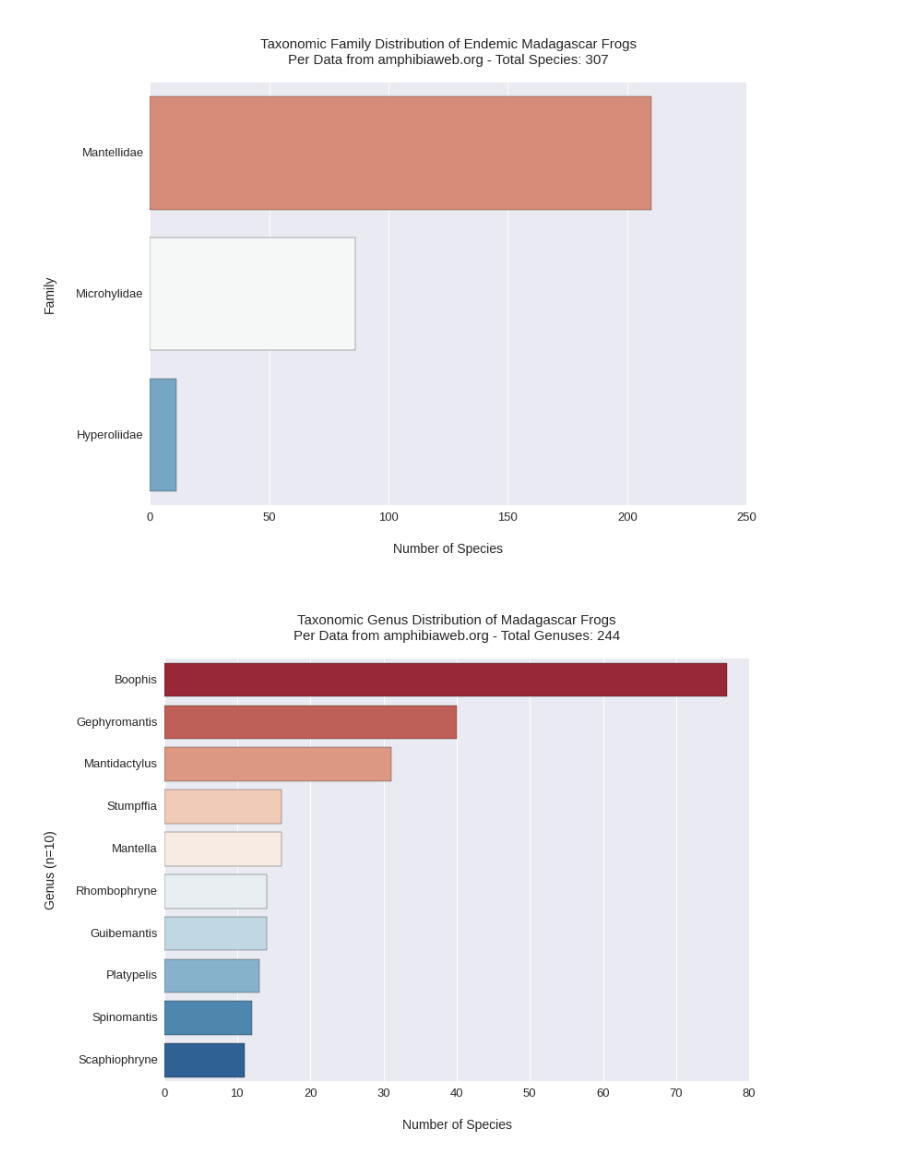
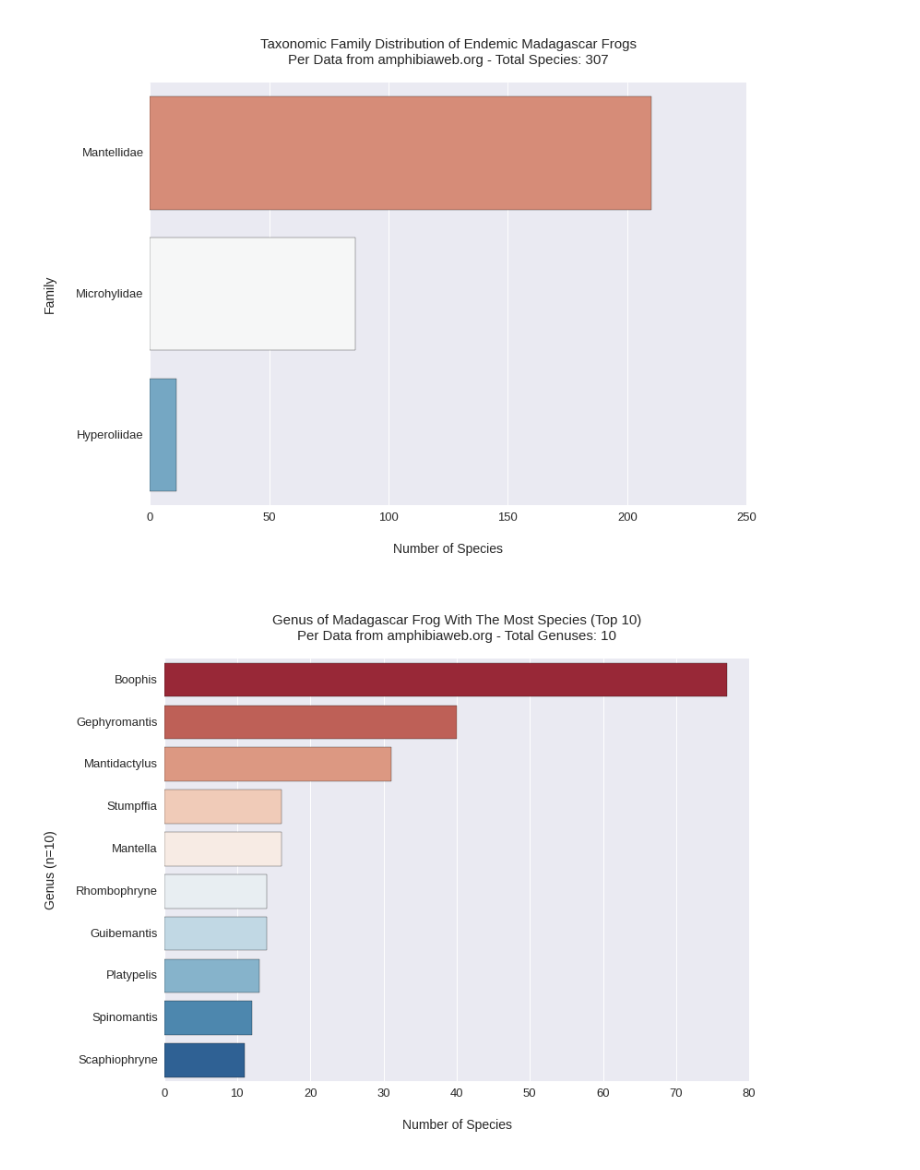
Before and after one commit to jpoles1/MadagascarInvasion, a Jupyter notebook: Amphibians.ipynb, the cells around one changed output. Drawn from its saved outputs; the diff is of its cells as text; code cells hidden in the pictures.

Commit message:
Fixed figure

```diff
--- a/Amphibians.ipynb
+++ b/Amphibians.ipynb
@@ -90,14 +84,15 @@ plt.savefig("figures/frogFamily.png")
 # %% [output]
 [figure]
 # %%
-genusData = pd.DataFrame(df["genus"].value_counts()[0:10])
+n = 10
+genusData = pd.DataFrame(df["genus"].value_counts())
 plt.figure(figsize=(11, 8.5))
 sns.barplot(y=genusData.index, x=genusData["genus"], palette="RdBu")
-plt.title("\nTaxonomic Genus Distribution of Madagascar Frogs\nPer Data from amphibiaweb.org - Total Genuses: "+str(sum(genusData["genus"]))+"\n", fontsize=15)
+plt.title("\nGenus of Madagascar Frog With The Most Species (Top "+str(n)+")\nPer Data from amphibiaweb.org - Total Genuses: "+str(len(genusData["genus"]))+"\n", fontsize=15)
 plt.xlabel("\nNumber of Species\n", fontsize=14)
 plt.ylabel("Genus (n="+str(len(genusData["genus"]))+")\n", fontsize=14)
 plt.tick_params(labelsize=13)
 plt.tight_layout()
 plt.savefig("figures/frogGenus.png")
 # %% [output]
-[figure, old version]
+[figure, new version]
```
Also changed, not shown: parts of 1 cell of this notebook, 1 other file.
